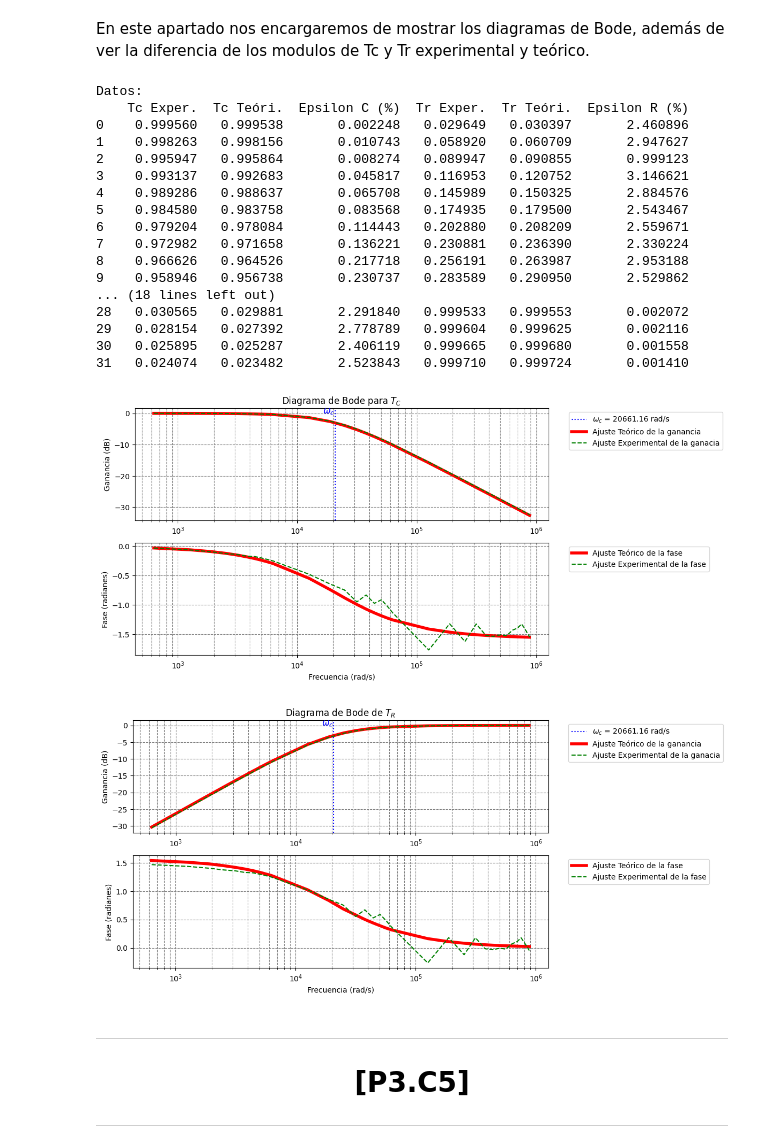
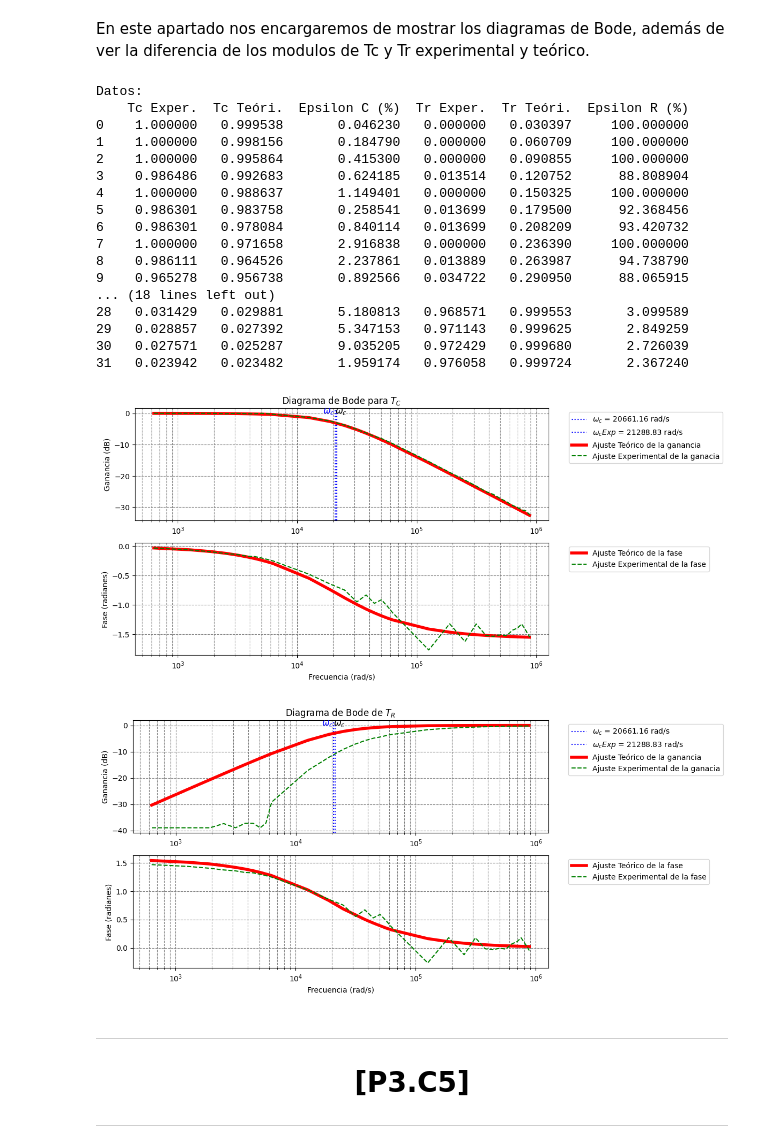
Before and after one commit to WetZap/Practicas-Circuitos, a Jupyter notebook: Practicas/Sesion 3/TerceraSesion.ipynb, the cells around one changed output. Drawn from its saved outputs; the diff is of its cells as text; code cells hidden in the pictures.

```diff
--- a/Practicas/Sesion 3/TerceraSesion.ipynb
+++ b/Practicas/Sesion 3/TerceraSesion.ipynb
@@ -118,15 +118,15 @@ VoltajeC , Fase = ConverArray2(VoltajeC , Fase)
 RCexp = Rmedida[1] * CMedida[1]
 # De aqui sacamos las frecuencias angulares experimentales
 FrecuenciaAngular = FrecuenciaExp.copy()*(2*Pi)
+j=0
 
 for i in FrecuenciaAngular:# En este bucle calculamos el modulo de Tc y Tr con la ecuacion de P3C1
-    i = float(i)
-    valorC = 1 / (math.sqrt((RCexp*i)**2 + 1))
-    valorR = (RCexp*i) * (1 / (math.sqrt((RCexp*i)**2 + 1)))
+    valorC = VoltajeC[j]/VoltajeFuente[j]
+    valorR = 1 - valorC
     # Lo guardamos en las listas correspondientes.
     Tcexp.append(valorC)
     Trexp.append(valorR)
-
+    j+=1
 #Calculo de la fase experimental
 j = 0
 for i in FrecuenciaExp:
@@ -173,21 +173,21 @@ print(f'Datos:\n{df}\n')
 # %% [output]
 Datos:
     Tc Exper.  Tc Teóri.  Epsilon C (%)  Tr Exper.  Tr Teóri.  Epsilon R (%)
-0    0.999560   0.999538       0.002248   0.029649   0.030397       2.460896
-1    0.998263   0.998156       0.010743   0.058920   0.060709       2.947627
-2    0.995947   0.995864       0.008274   0.089947   0.090855       0.999123
-3    0.993137   0.992683       0.045817   0.116953   0.120752       3.146621
-4    0.989286   0.988637       0.065708   0.145989   0.150325       2.884576
-5    0.984580   0.983758       0.083568   0.174935   0.179500       2.543467
-6    0.979204   0.978084       0.114443   0.202880   0.208209       2.559671
-7    0.972982   0.971658       0.136221   0.230881   0.236390       2.330224
-8    0.966626   0.964526       0.217718   0.256191   0.263987       2.953188
-9    0.958946   0.956738       0.230737   0.283589   0.290950       2.529862
+0    1.000000   0.999538       0.046230   0.000000   0.030397     100.000000
+1    1.000000   0.998156       0.184790   0.000000   0.060709     100.000000
+2    1.000000   0.995864       0.415300   0.000000   0.090855     100.000000
+3    0.986486   0.992683       0.624185   0.013514   0.120752      88.808904
+4    1.000000   0.988637       1.149401   0.000000   0.150325     100.000000
+5    0.986301   0.983758       0.258541   0.013699   0.179500      92.368456
+6    0.986301   0.978084       0.840114   0.013699   0.208209      93.420732
+7    1.000000   0.971658       2.916838   0.000000   0.236390     100.000000
+8    0.986111   0.964526       2.237861   0.013889   0.263987      94.738790
+9    0.965278   0.956738       0.892566   0.034722   0.290950      88.065915
 ... (18 lines left out)
-28   0.030565   0.029881       2.291840   0.999533   0.999553       0.002072
-29   0.028154   0.027392       2.778789   0.999604   0.999625       0.002116
-30   0.025895   0.025287       2.406119   0.999665   0.999680       0.001558
-31   0.024074   0.023482       2.523843   0.999710   0.999724       0.001410
+28   0.031429   0.029881       5.180813   0.968571   0.999553       3.099589
+29   0.028857   0.027392       5.347153   0.971143   0.999625       2.849259
+30   0.027571   0.025287       9.035205   0.972429   0.999680       2.726039
+31   0.023942   0.023482       1.959174   0.976058   0.999724       2.367240
 # %%
 #---------------------------------------------------------------------------------------------------------------------------------
 #Diagrama de Bode Experimental y Teórico de Tc
@@ -215,6 +215,8 @@ plt.figure(figsize=(10, 6))
 plt.subplot(2, 1, 1)
 plt.axvline(1/RCteo, color='blue', linestyle=':', label=fr"$\omega_c$ = {1/RCteo:.2f} rad/s")
 plt.text(1/RCteo, plt.gca().get_ylim()[1] * 0, r"$\omega_c$",color="blue", fontsize=12, ha="right",va='baseline')
+plt.axvline(1/RCexp, color='b', linestyle=':', label=fr"$\omega_{{c}}Exp$ = {1/RCexp:.2f} rad/s")
+plt.text(1/RCteo, plt.gca().get_ylim()[1] * 0, r"$\omega_c$",color="black", fontsize=12, ha="left",va='baseline')
 plt.semilogx(FrecuenciaAngularTeo, GananciaTeoC,label="Ajuste Teórico de la ganancia",color="red",lw=4)  # Gráfica semilogarítmica
 plt.semilogx(FrecuenciaAngular, GananciaExpC,label='Ajuste Experimental de la ganacia',color='green',linestyle='--')  # Gráfica semilogarítmica
 plt.title(r"Diagrama de Bode para $T_C$")
@@ -234,7 +236,7 @@ plt.legend(bbox_to_anchor=(1.04, 1), loc="upper left")
 
 plt.show()
 # %% [output]
-[figure, old version]
+[figure, new version]
 # %%
 #---------------------------------------------------------------------------------------------------------------------------------
 #Diagrama de Bode Experimental y Teórico de Tr
@@ -243,8 +245,13 @@ plt.show()
 # Datos para el Experimental
 
 GananciaExpR = []# Este litsa tomara el valor de la ganancia experimental.
+j=0
 for i in Trexp:
-    GananciaExpR.append(20 * math.log10(abs(i)))
+    if i == 0:
+        GananciaExpR.append(20 * math.log10(abs(0.013514/1.2)))#Para los valores que salen cero tomamos otro valor
+    else:
+        GananciaExpR.append(20 * math.log10(abs(i)))
+    j+=1
 FaseExpR = [] # Esta lista tomara la fase de la resistencia
 j=0
 for i in FaseExpC:
@@ -259,34 +266,36 @@ for i in Trteo:
 for i in FrecuenciaAngularTeo:
     i = float(i)
     FaseTeoR.append(math.atan(1/(i*RCteo)))
 
 
 
 # Graficar el Bode - Magnitud (dB)
 plt.figure(figsize=(10, 6))
 plt.subplot(2, 1, 1)
 plt.axvline(1/RCteo, color='blue', linestyle=':', label=fr"$\omega_c$ = {1/RCteo:.2f} rad/s")
 plt.text(1/RCteo, plt.gca().get_ylim()[1] * 0, r"$\omega_c$",color="blue", fontsize=12, ha="right",va='baseline')
+plt.axvline(1/RCexp, color='b', linestyle=':', label=fr"$\omega_{{c}}Exp$ = {1/RCexp:.2f} rad/s")
+plt.text(1/RCteo, plt.gca().get_ylim()[1] * 0, r"$\omega_c$",color="black", fontsize=12, ha="left",va='baseline')
 plt.semilogx(FrecuenciaAngularTeo, GananciaTeoR,label="Ajuste Teórico de la ganancia",color="red",lw=4)  # Gráfica semilogarítmica
 plt.semilogx(FrecuenciaAngular, GananciaExpR,label='Ajuste Experimental de la ganacia',color='green',linestyle='--')  # Gráfica semilogarítmica
 plt.title(r"Diagrama de Bode de $T_R$")
 plt.ylabel("Ganancia (dB)")
 plt.legend(bbox_to_anchor=(1.04, 1), loc="upper left")
 plt.grid(True, which="both", linestyle="--", color="gray")
 
 # Graficar el Bode - Fase (grados)
 plt.subplot(2, 1, 2)
 plt.semilogx(FrecuenciaAngular, FaseTeoR,label="Ajuste Teórico de la fase",color="red",lw=4)  # Gráfica semilogarítmica
 plt.semilogx(FrecuenciaAngular, FaseExpR,label='Ajuste Experimental de la fase',color='green',linestyle='--')  # Gráfica semilogarítmica
 plt.ylabel("Fase (radianes)")
 plt.xlabel("Frecuencia (rad/s)")
 plt.grid(True, which="both", linestyle="--", color="gray")
 plt.legend(bbox_to_anchor=(1.04, 1), loc="upper left")
 
 
 plt.show()
 # %% [output]
-[figure, old version]
+[figure, new version]
 # %% [markdown]
 ---
 <h1 style="text-align: center;">[P3.C5]</h1>
```
Also changed, not shown: parts of 8 cells of this notebook, 1 other file.
